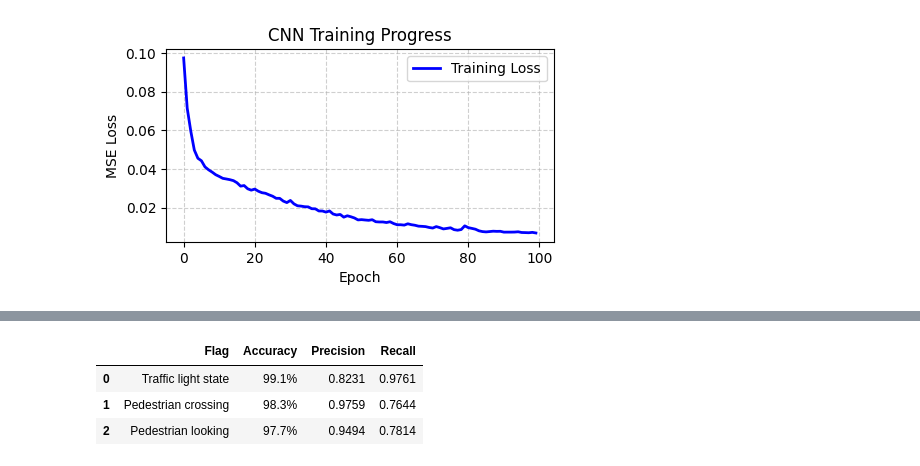
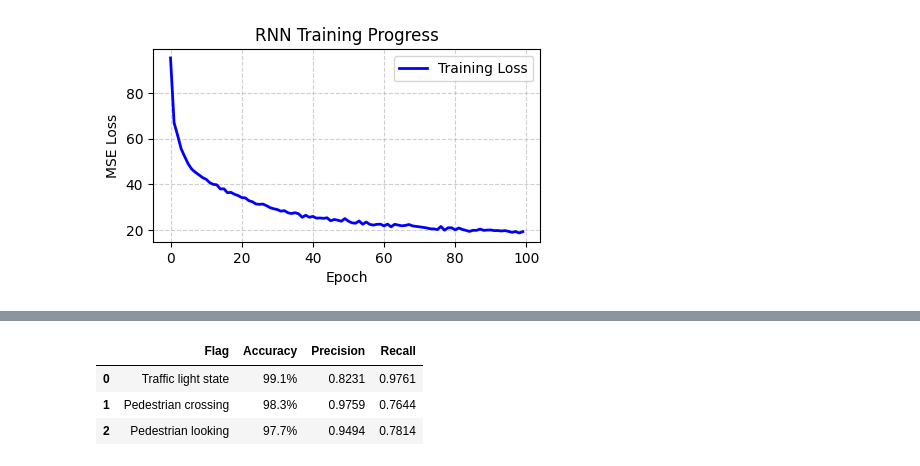
Before and after one commit to RobertDeLaCruzNEU/CS7180-Final, a Jupyter notebook: models/rnn-example.ipynb, the cells around one changed output, grey strips where cells are left out. Saved outputs shown, nothing was run; the diff lists cells and outputs as text; code cells hidden in the pictures.

```diff
--- a/models/rnn-example.ipynb
+++ b/models/rnn-example.ipynb
@@ -14,9 +10,13 @@ Our .dat file include the bounding box images and the and additional metadata in
+# %%
+with open('pedestrian_behavior_or_trafficlight_state_cnn_model.pkl', 'rb') as f:
+    cnn_traffic_behaviour = pickle.load(f)
 # %%
 path = 'C:/Users/rober/OneDrive/Desktop/CS7150/CS7180-Final/data/annotations/vectorized-video-frames-labelled.dat'
 data = np.memmap(path, dtype='float16', mode='r', shape=(3810, 5, 128, 128, 13))
 
-X = data[:, :, :, :, :8]   # Shape (N, 5, 128, 128, 4), where 4 is the 3 color channels + the cls pedestrian or traffic light
-y = data[:, :, 0, 0, 8:12] # Shape (N, 5, 5*), where 5* is the 4 of behavioural features + 5th is GPS speed
-y = data[:, :, 0, 0, [8,10,11]] # Shape (N, 5, 5*), where 5* is the 4 of behavioural features + 5th is GPS speed
+X = cnn_traffic_behaviour.predict(data[:, :, :, :, :8])
+y = data[:,0,0,0,12].reshape(-1,1) # Shape (N, 5), GPS speed
 
-X_train, X_test, y_train, y_test = train_test_split(X, y, test_size=0.2, random_state=42)
+split = int(len(X) * .9)
+
+X_train, X_test, y_train, y_test = X[:split], X[split:], y[:split], y[split:]
@@ -127,13 +53,13 @@ ConvolutionalNeuralNetwork(
 # %%
 import matplotlib.pyplot as plt
 
 plt.figure(figsize=(5, 2.5))
-plt.plot(cnn_traffic_behaviour.losses, label='Training Loss', color='blue', linewidth=2)
-plt.title('CNN Training Progress')
+plt.plot(rnn_speed.losses, label='Training Loss', color='blue', linewidth=2)
+plt.title('RNN Training Progress')
 plt.xlabel('Epoch')
 plt.ylabel('MSE Loss')
 plt.grid(True, linestyle='--', alpha=0.6)
 plt.legend()
 plt.show()
 # %% [output]
-[figure, old version]
+[figure, new version]
```
Also changed, not shown: parts of 8 cells of this notebook, 5 other files.
